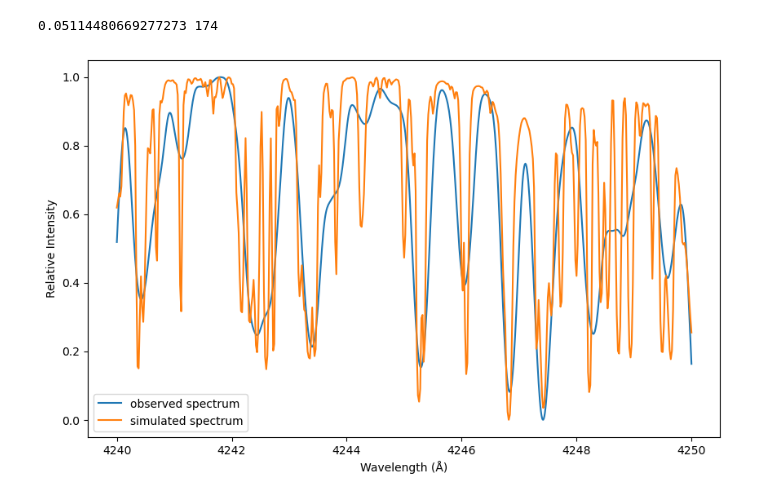
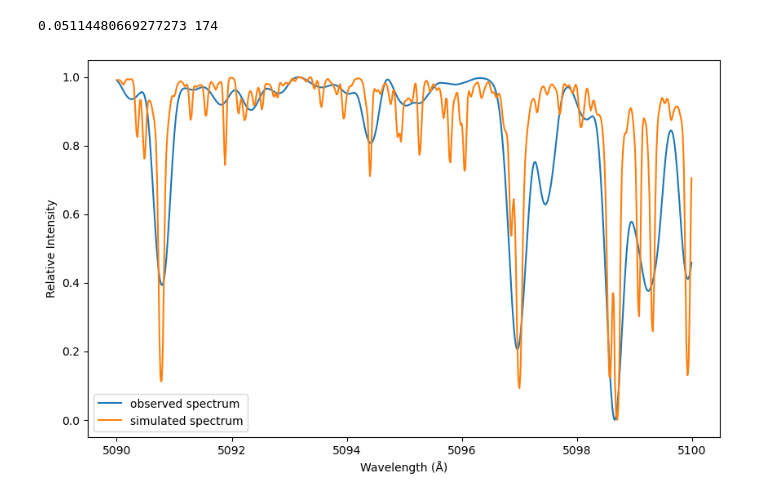
Before and after one commit to rodribro/Computational_Astronomy, a Jupyter notebook: classes/08_stelar_params.ipynb, the cells around one changed output. Drawn from its saved outputs; the diff is of its cells as text; code cells hidden in the pictures.

Commit message:
Compare simulated and observed spectrum for best fit

```diff
--- a/classes/08_stelar_params.ipynb
+++ b/classes/08_stelar_params.ipynb
@@ -768,6 +768,6 @@ resampled_flux_synth_2 = synth_interp_2(wv_2)
 # %%
 normalized_resampled_flux_2 = (resampled_flux_synth_2 - resampled_flux_synth_2.min()) / (resampled_flux_synth_2.max() - resampled_flux_synth_2.min())
 # %%
-plot_spectra(4240, 4250, flux_2, normalized_resampled_flux_2, wv_2, 'observed spectrum', 'simulated spectrum')
+plot_spectra(5090, 5100, flux_2, normalized_resampled_flux_2, wv_2, 'observed spectrum', 'simulated spectrum')
 # %% [output]
-[figure, old version]
+[figure, new version]
```
